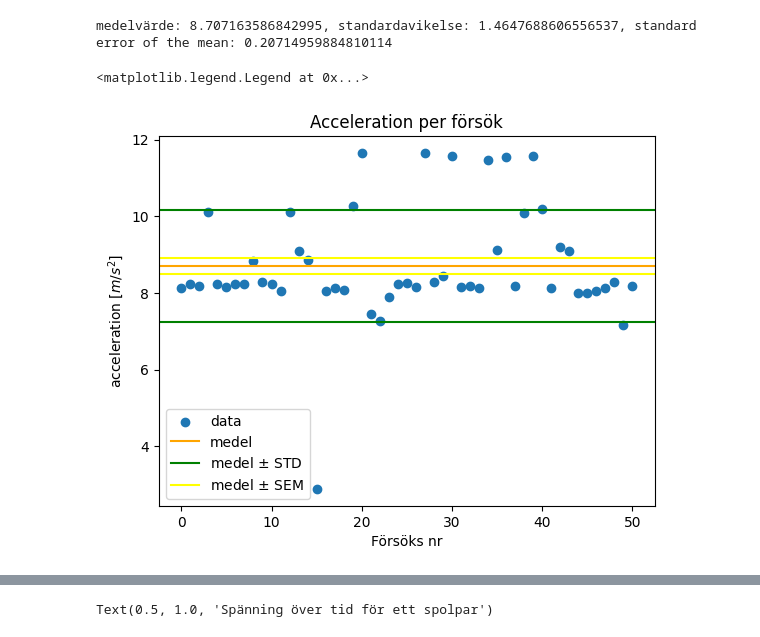
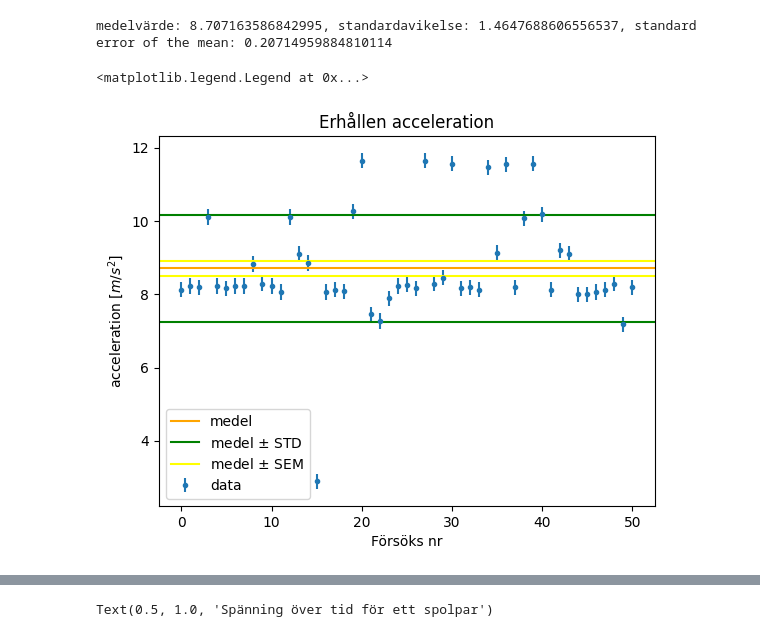
Before and after one commit to Hobbit0419/Uni_code, a Jupyter notebook: exp_met/projekt/lilg.ipynb, the cells around one changed output, grey strips where cells are left out. Drawn from its saved outputs; the diff is of its cells as text; code cells hidden in the pictures.

```diff
--- a/exp_met/projekt/lilg.ipynb
+++ b/exp_met/projekt/lilg.ipynb
@@ -60,19 +60,19 @@ print(f'medelvärde: {a_mean}, standardavikelse: {a_std}, standard error of the
 medelvärde: 8.707163586842995, standardavikelse: 1.4647688606556537, standard error of the mean: 0.20714959884810114
 # %%
 fig, ax = plt.subplots()
-ax.scatter(index, a, label='data')
+ax.errorbar(index, a, a_sem, label='data', fmt='.')
 ax.axhline(y=a_mean, color='orange', label='medel')
 ax.axhline(y=a_mean + a_std, color='green', label='medel $\pm$ STD')
 ax.axhline(y=a_mean - a_std, color='green')
 ax.axhline(y=a_mean + a_sem, color='yellow', label='medel $\pm$ SEM')
 ax.axhline(y=a_mean - a_sem, color='yellow')
 ax.set_xlabel('Försöks nr')
 ax.set_ylabel('acceleration [$m/s^2$]')
-ax.set_title('Acceleration per försök')
+ax.set_title('Erhållen acceleration')
 ax.legend()
 # %% [output]
 <matplotlib.legend.Legend at 0x...>
-[figure, old version]
+[figure, new version]
 # %%
 test = data['Voltage, 289-982 (V) Run #13'].dropna().to_numpy()
 n = 5
```
Also changed, not shown: parts of 1 cell of this notebook, 7 other files.
